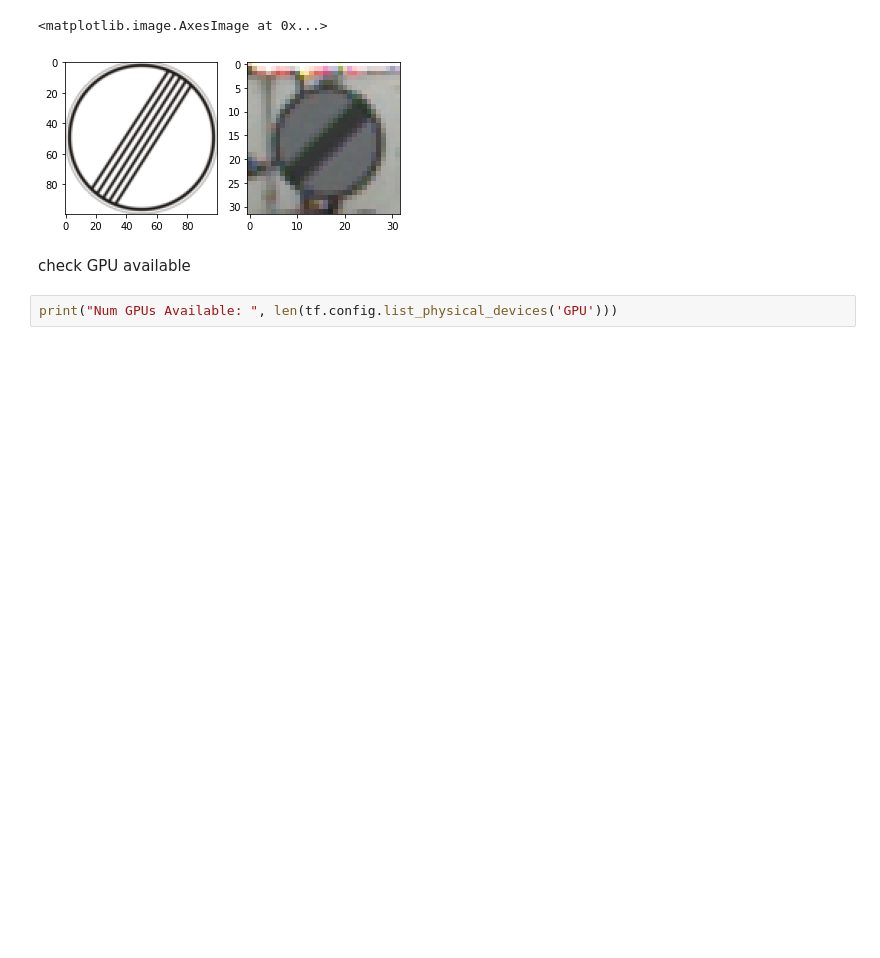
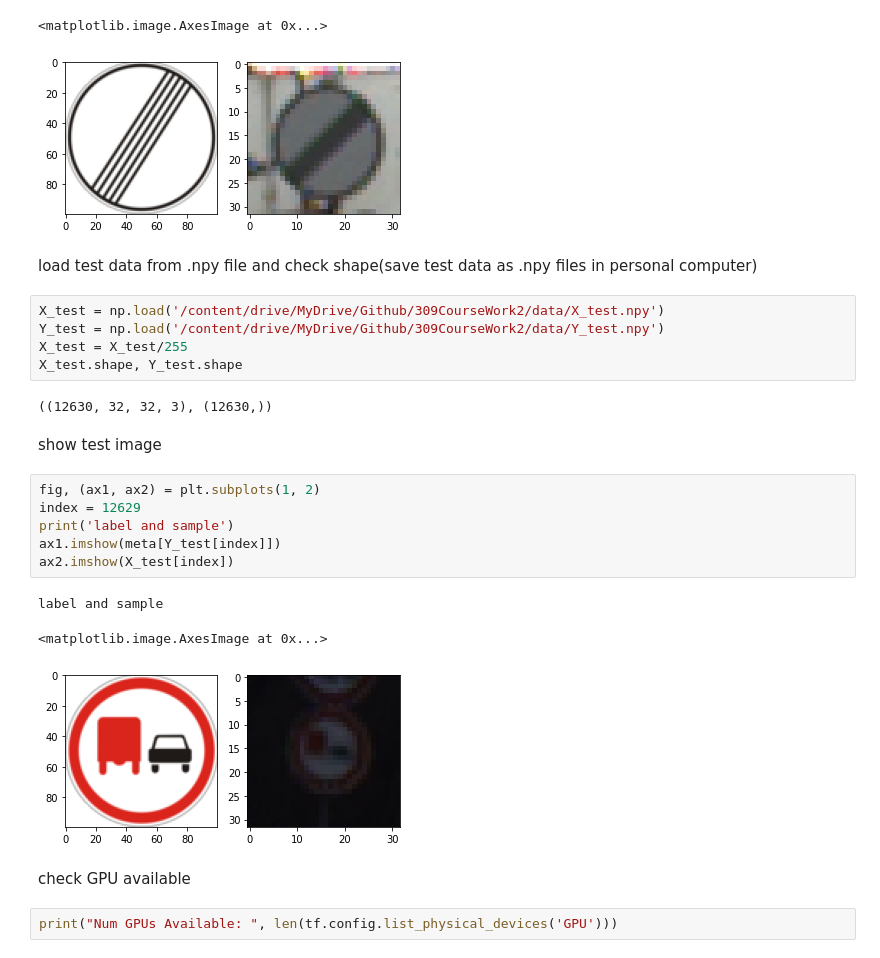
Before and after one commit to luoyuhan011/309CourseWork2, a Jupyter notebook: 309CourseWork2.ipynb, the cells around one changed output. Drawn from its saved outputs; the diff is of its cells as text; blank space fills up the shorter version.

Commit message:
read data from .npy file

```diff
--- a/309CourseWork2.ipynb
+++ b/309CourseWork2.ipynb
@@ -51,6 +48,27 @@ ax2.imshow(X_train[index])
 label and sample
 <matplotlib.image.AxesImage at 0x...>
 [figure]
+# %% [markdown]
+load test data from .npy file and check shape(save test data as .npy files in personal computer)
+# %%
+X_test = np.load('/content/drive/MyDrive/Github/309CourseWork2/data/X_test.npy')
+Y_test = np.load('/content/drive/MyDrive/Github/309CourseWork2/data/Y_test.npy')
+X_test = X_test/255
+X_test.shape, Y_test.shape
+# %% [output]
+((12630, 32, 32, 3), (12630,))
+# %% [markdown]
+show test image
+# %%
+fig, (ax1, ax2) = plt.subplots(1, 2)
+index = 12629
+print('label and sample')
+ax1.imshow(meta[Y_test[index]])
+ax2.imshow(X_test[index])
+# %% [output]
+label and sample
+<matplotlib.image.AxesImage at 0x...>
+[figure, added]
 # %% [markdown]
 check GPU available
 # %%
```
Also changed, not shown: parts of 7 cells of this notebook.
